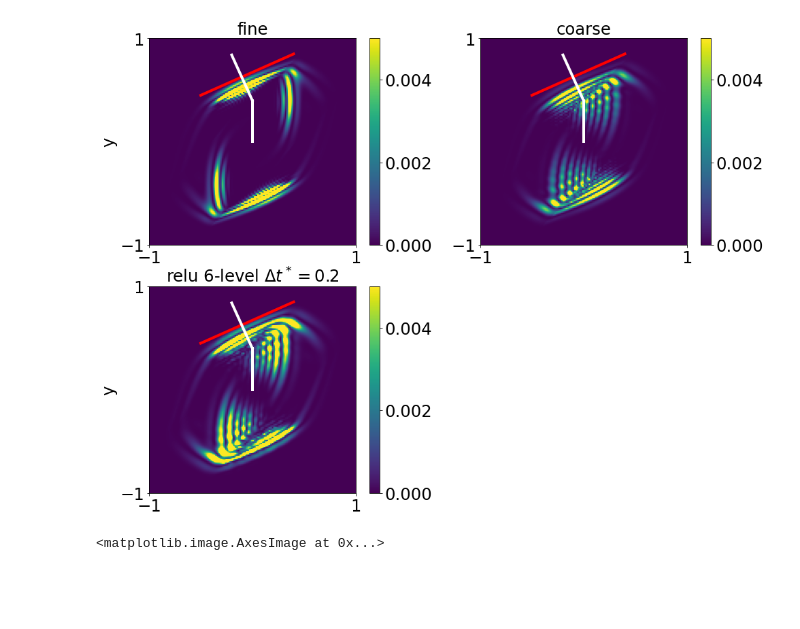
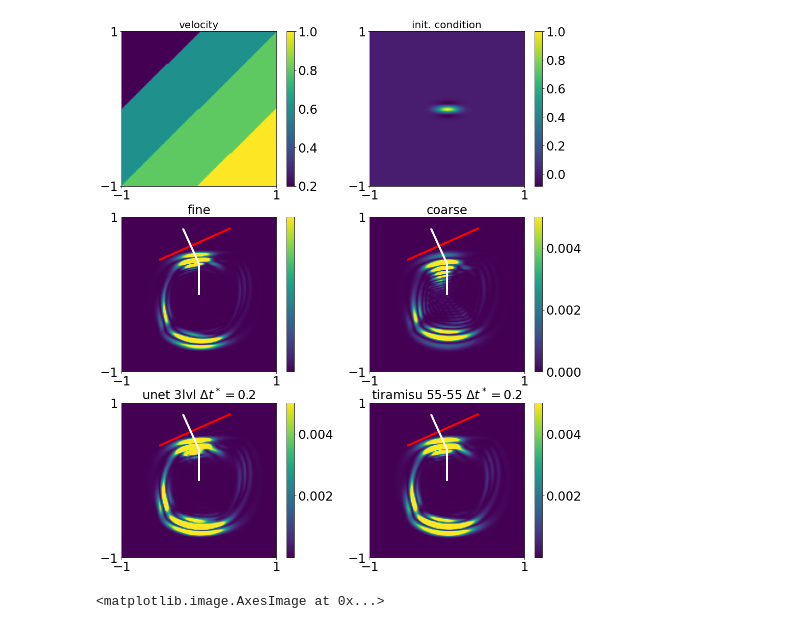
Before and after one commit to utkaiser/masterthesis_code, a Jupyter notebook: analysis/hieu_serial_timing.ipynb, the cells around one changed output. Cells and saved outputs as stored; diff of their text form; code cells hidden in the pictures; blank space fills up the shorter version.

```diff
--- a/analysis/hieu_serial_timing.ipynb
+++ b/analysis/hieu_serial_timing.ipynb
@@ -127,72 +173,58 @@ plt.colorbar(pos2)
 # %%
 tj = 4
 fig1 = plt.figure(figsize=(16,19))
+
 ax1 = fig1.add_subplot(3,2,1)
-pos1 = ax1.imshow(WaveUtil.WaveEnergyField(uf[:,:,tj],utf[:,:,tj],vel,dx)*dx*dx,vmax=0.005,extent=(-1,1,-1,1))
-ax1.set_title('fine')
+pos1 = ax1.imshow(vel,extent=(-1,1,-1,1))
+ax1.set_title('velocity', fontsize=20)
 plt.xticks([-1,1])
 plt.yticks([-1,1])
-ax1.set_ylabel('y')
-plt.plot([-0.5,0.4],[0.45,0.85],'r',linewidth=4)
-plt.plot([0.,0.],[0.,0.4],'w',linewidth=4)
-plt.plot([0.,-0.2],[0.4,0.84],'w',linewidth=4)
-plt.colorbar(pos1,ticks = [0,0.002,0.004])
-
-print(vel.shape)
+plt.colorbar(pos1)
 
 ax2 = fig1.add_subplot(3,2,2)
-pos2 = ax2.imshow(WaveUtil.WaveEnergyField(ucc[:,:,tj],utcc[:,:,tj],vel,dx)*dx*dx,vmax=.005,extent=(-1,1,-1,1))
-ax2.set_title('coarse')
+pos2 = ax2.imshow(u0,extent=(-1,1,-1,1))
+ax2.set_title('init. condition', fontsize=20)
 plt.xticks([-1,1])
 plt.yticks([-1,1])
-plt.plot([-0.5,0.4],[0.45,0.85],'r',linewidth=4)
-plt.plot([0.,0.],[0.,0.4],'w',linewidth=4)
-plt.plot([0.,-0.2],[0.4,0.84],'w',linewidth=4)
-plt.colorbar(pos2,ticks = [0,0.002,0.004])
+plt.colorbar(pos2)
 
 ax3 = fig1.add_subplot(3,2,3)
-ax3.imshow(WaveUtil.WaveEnergyField(unn1[:,:,tj],utnn1[:,:,tj],vel,dx)*dx*dx,vmax=.005,extent=(-1,1,-1,1))
-ax3.set_title(r'relu 6-level $\Delta t^*=0.2$')
-ax3.set_ylabel('y')
+pos3 = ax3.imshow(WaveUtil.WaveEnergyField(uf[:,:,tj],utf[:,:,tj],vel,dx)*dx*dx,vmax=0.005,extent=(-1,1,-1,1))
+ax3.set_title('fine', fontsize=20)
 plt.xticks([-1,1])
 plt.yticks([-1,1])
 plt.plot([-0.5,0.4],[0.45,0.85],'r',linewidth=4)
 plt.plot([0.,0.],[0.,0.4],'w',linewidth=4)
 plt.plot([0.,-0.2],[0.4,0.84],'w',linewidth=4)
 plt.colorbar(pos1,ticks = [0,0.002,0.004])
-#
-# ax4 = fig1.add_subplot(3,2,4)
-# ax4.imshow(WaveUtil.WaveEnergyField(unn2[:,:,tj],utnn2[:,:,tj],vel,dx)*dx*dx,vmax=0.005,extent=(-1,1,-1,1))
-# ax4.set_title(r'relu 3-level $\Delta t^*=0.2$')
-# plt.xticks([-1,1])
-# plt.yticks([-1,1])
-# plt.plot([-0.5,0.4],[0.45,0.85],'r',linewidth=4)
-# plt.plot([0.,0.],[0.,0.4],'w',linewidth=4)
-# plt.plot([0.,-0.2],[0.4,0.84],'w',linewidth=4)
-# plt.colorbar(pos1,ticks = [0,0.002,0.004])
-#
-# ax5 = fig1.add_subplot(3,2,5)
-# ax5.imshow(WaveUtil.WaveEnergyField(unn3[:,:,tj],utnn3[:,:,tj],vel,dx)*dx*dx,vmax=0.005,extent=(-1,1,-1,1))
-# ax5.set_title(r'lin. 3-level $\Delta t^*=0.2$')
-# ax5.set_xlabel('x')
-# ax5.set_ylabel('y')
-# plt.xticks([-1,1])
-# plt.yticks([-1,1])
-# plt.plot([-0.5,0.4],[0.45,0.85],'r',linewidth=4)
-# plt.plot([0.,0.],[0.,0.4],'w',linewidth=4)
-# plt.plot([0.,-0.2],[0.4,0.84],'w',linewidth=4)
-# plt.colorbar(pos1,ticks = [0,0.002,0.004])
-#
-# ax6 = fig1.add_subplot(3,2,6)
-# ax6.imshow(WaveUtil.WaveEnergyField(unn4[:,:,tj],utnn4[:,:,tj],vel,dx)*dx*dx,vmax=0.005,extent=(-1,1,-1,1))
-# ax6.set_title(r'lin. 6-level $\Delta t^*=0.2$')
-# ax6.set_xlabel('x')
-# plt.xticks([-1,1])
-# plt.yticks([-1,1])
-# plt.plot([-0.5,0.4],[0.45,0.85],'r',linewidth=4)
-# plt.plot([0.,0.],[0.,0.4],'w',linewidth=4)
-# plt.plot([0.,-0.2],[0.4,0.84],'w',linewidth=4)
-# plt.colorbar(pos1,ticks = [0,0.002,0.004])
-#
-# #plt.savefig('./beamrefraction_uenergy.eps')
+
+ax4 = fig1.add_subplot(3,2,4)
+pos4 = ax4.imshow(WaveUtil.WaveEnergyField(ucc[:,:,tj],utcc[:,:,tj],vel,dx)*dx*dx,vmax=.005,extent=(-1,1,-1,1))
+ax4.set_title('coarse', fontsize=20)
+plt.xticks([-1,1])
+plt.yticks([-1,1])
+plt.plot([-0.5,0.4],[0.45,0.85],'r',linewidth=4)
+plt.plot([0.,0.],[0.,0.4],'w',linewidth=4)
+plt.plot([0.,-0.2],[0.4,0.84],'w',linewidth=4)
+plt.colorbar(pos4,ticks = [0,0.002,0.004])
+
+ax5 = fig1.add_subplot(3,2,5)
+pos5 = ax5.imshow(WaveUtil.WaveEnergyField(unn1[:,:,tj],utnn1[:,:,tj],vel,dx)*dx*dx,vmax=.005,extent=(-1,1,-1,1))
+ax5.set_title(r'unet 3lvl $\Delta t^*=0.2$', fontsize=20)
+plt.xticks([-1,1])
+plt.yticks([-1,1])
+plt.plot([-0.5,0.4],[0.45,0.85],'r',linewidth=4)
+plt.plot([0.,0.],[0.,0.4],'w',linewidth=4)
+plt.plot([0.,-0.2],[0.4,0.84],'w',linewidth=4)
+plt.colorbar(pos5,ticks = [0,0.002,0.004])
+
+ax6 = fig1.add_subplot(3,2,6)
+pos6 = ax6.imshow(WaveUtil.WaveEnergyField(unn2[:,:,tj],utnn2[:,:,tj],vel,dx)*dx*dx,vmax=0.005,extent=(-1,1,-1,1))
+ax6.set_title(r'tiramisu 55-55 $\Delta t^*=0.2$', fontsize=20)
+plt.xticks([-1,1])
+plt.yticks([-1,1])
+plt.plot([-0.5,0.4],[0.45,0.85],'r',linewidth=4)
+plt.plot([0.,0.],[0.,0.4],'w',linewidth=4)
+plt.plot([0.,-0.2],[0.4,0.84],'w',linewidth=4)
+plt.colorbar(pos6,ticks = [0,0.002,0.004])
 # %% [output]
@@ -201,4 +232,4 @@ plt.colorbar(pos1,ticks = [0,0.002,0.004])
-[figure, old version]
+[figure, new version]
 # %%
 tj = 2
 r = (uf[:,:,tj:tj+1] - np.min(uf[:,:,tj:tj+1]))
```
Also changed, not shown: parts of 8 cells of this notebook, 10 other files.
